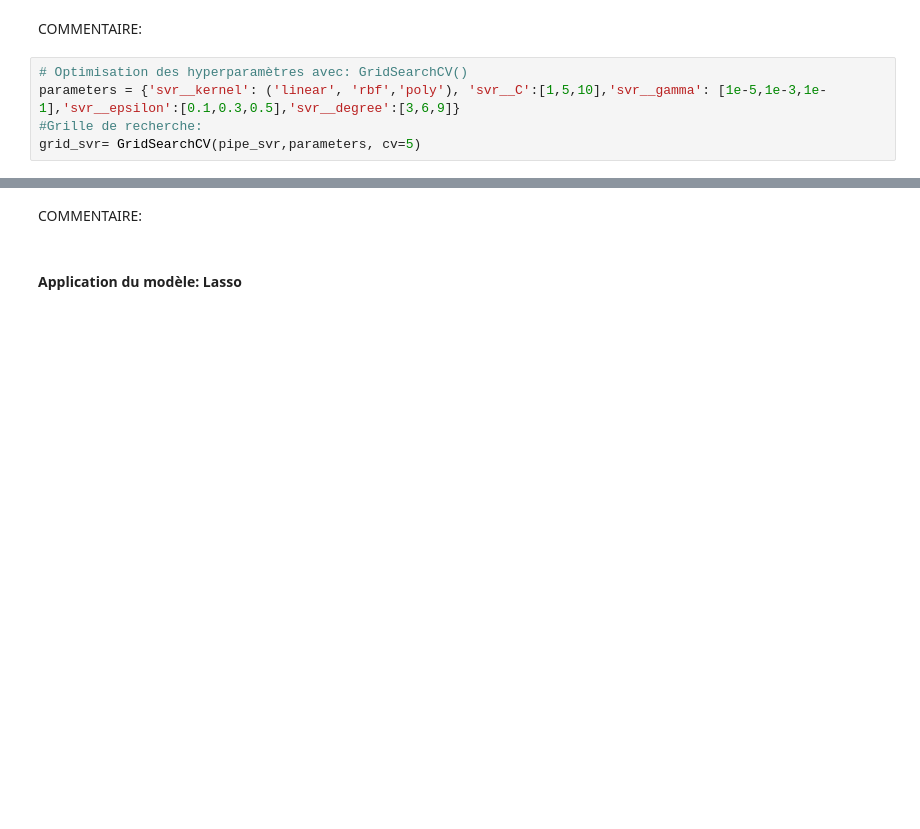
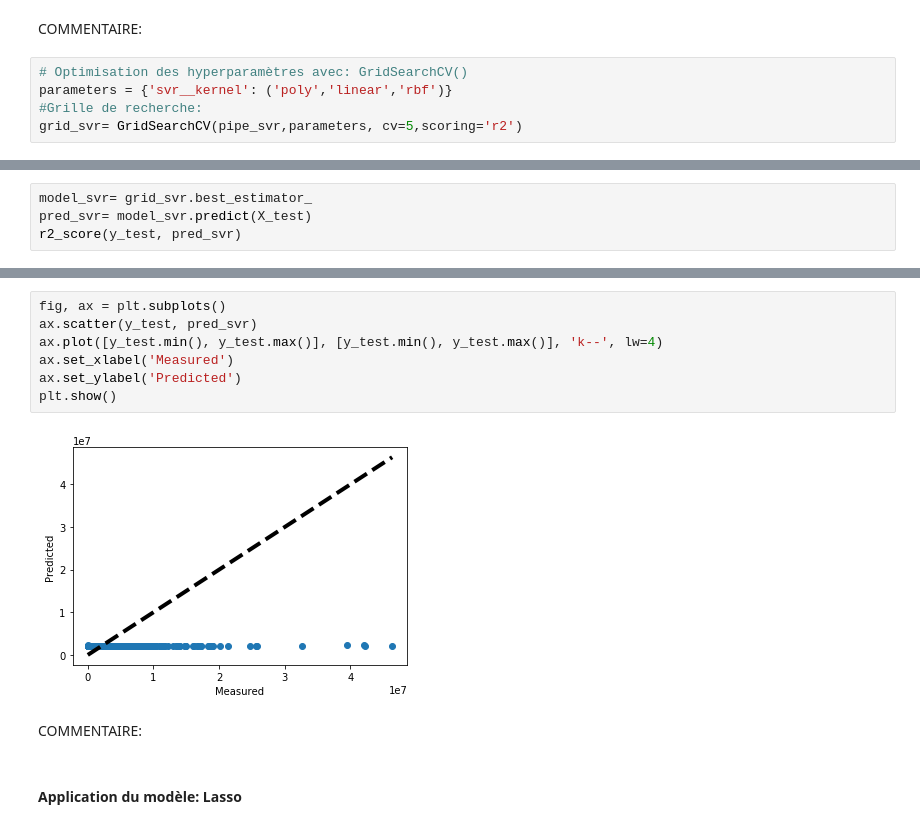
Before and after one commit to dani2188/OCR_P3, a Jupyter notebook: consoBat_model_conso.ipynb, the cells around one changed output, grey strips where cells are left out. Cells and saved outputs as stored; diff of their text form; blank space fills up the shorter version.

```diff
--- a/consoBat_model_conso.ipynb
+++ b/consoBat_model_conso.ipynb
@@ -390,9 +512,9 @@ array([-0.11258277, -0.10570256, -0.12376963, -0.13928717, -0.07746552])
 COMMENTAIRE:
 # %%
 # Optimisation des hyperparamètres avec: GridSearchCV()
-parameters = {'svr__kernel': ('linear', 'rbf','poly'), 'svr__C':[1,5,10],'svr__gamma': [1e-5,1e-3,1e-1],'svr__epsilon':[0.1,0.3,0.5],'svr__degree':[3,6,9]}
+parameters = {'svr__kernel': ('poly','linear','rbf')}
 #Grille de recherche:
-grid_svr= GridSearchCV(pipe_svr,parameters, cv=5)
+grid_svr= GridSearchCV(pipe_svr,parameters, cv=5,scoring='r2')
 # %%
 grid_svr.fit(X_train,y_train)
 # %% [output]
@@ -421,0 +544,4 @@ print(grid_svr.best_params_)
+# %%
+model_svr= grid_svr.best_estimator_
+pred_svr= model_svr.predict(X_test)
+r2_score(y_test, pred_svr)
@@ -422,3 +564,12 @@ print(grid_svr.best_params_)
+# %%
+fig, ax = plt.subplots()
+ax.scatter(y_test, pred_svr)
+ax.plot([y_test.min(), y_test.max()], [y_test.min(), y_test.max()], 'k--', lw=4)
+ax.set_xlabel('Measured')
+ax.set_ylabel('Predicted')
+plt.show()
+# %% [output]
+[figure, added]
 # %% [markdown]
 COMMENTAIRE:
 # %% [markdown]
```
Also changed, not shown: parts of 118 cells of this notebook, 2 other files.
